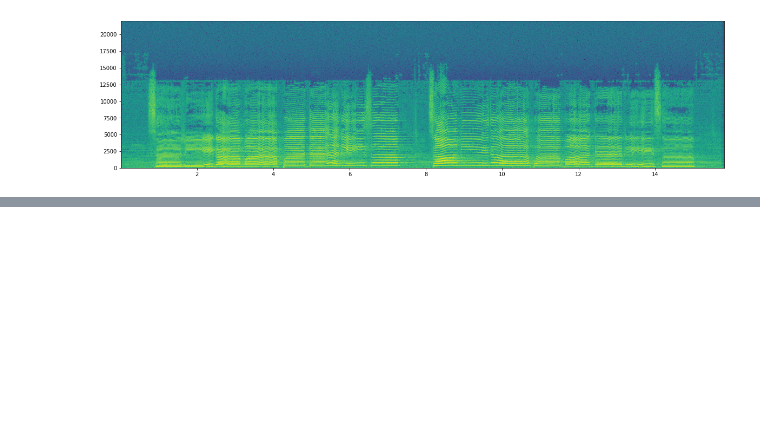
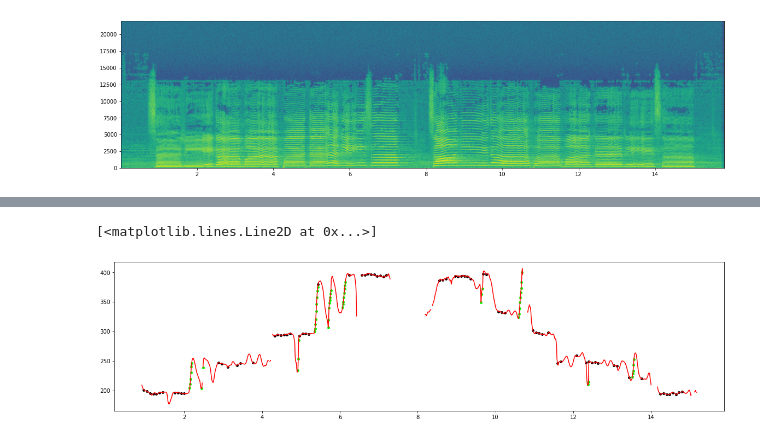
Before and after one commit to Kodhandarama/Audio_Analysis, a Jupyter notebook: pitch_contour.ipynb, the cells around one changed output, grey strips where cells are left out. Cells and saved outputs as stored; diff of their text form; code cells hidden in the pictures; blank space fills up the shorter version.

```diff
--- a/pitch_contour.ipynb
+++ b/pitch_contour.ipynb
@@ -230,2 +179,20 @@ shankarabarana.tonic()
+# %%
+#list(zip(shankarabarana.cpn[1:],shankarabarana.constant_pitch_time[1:],np.diff(shankarabarana.constant_pitch_time)))
+#list(zip(shankarabarana.pitch[1:],np.diff(shankarabarana.pitch)))
+index = []
+diff_p = np.diff(shankarabarana.pitch)
+for i in range(0,len(diff_p)):
+  if abs(diff_p[i]>4) and shankarabarana.pitch[i] not in shankarabarana.cpn:
+    index.append([shankarabarana.time_axis[i],shankarabarana.pitch[i]])
+# %%
+index = np.array(index)
+gg,hh = index.T
+# %%
+plt.scatter(shankarabarana.constant_pitch_time,shankarabarana.cpn,s =15,c='0')
+plt.scatter(gg,hh,s=15,c='#00FF00')
+plt.plot(shankarabarana.time_axis,shankarabarana.pitch,c= '#FF0000')
+# %% [output]
+[<matplotlib.lines.Line2D at 0x...>]
+[figure, added]
 # %%
 fig, ax = plt.subplots()
```
Also changed, not shown: parts of 10 cells of this notebook.
